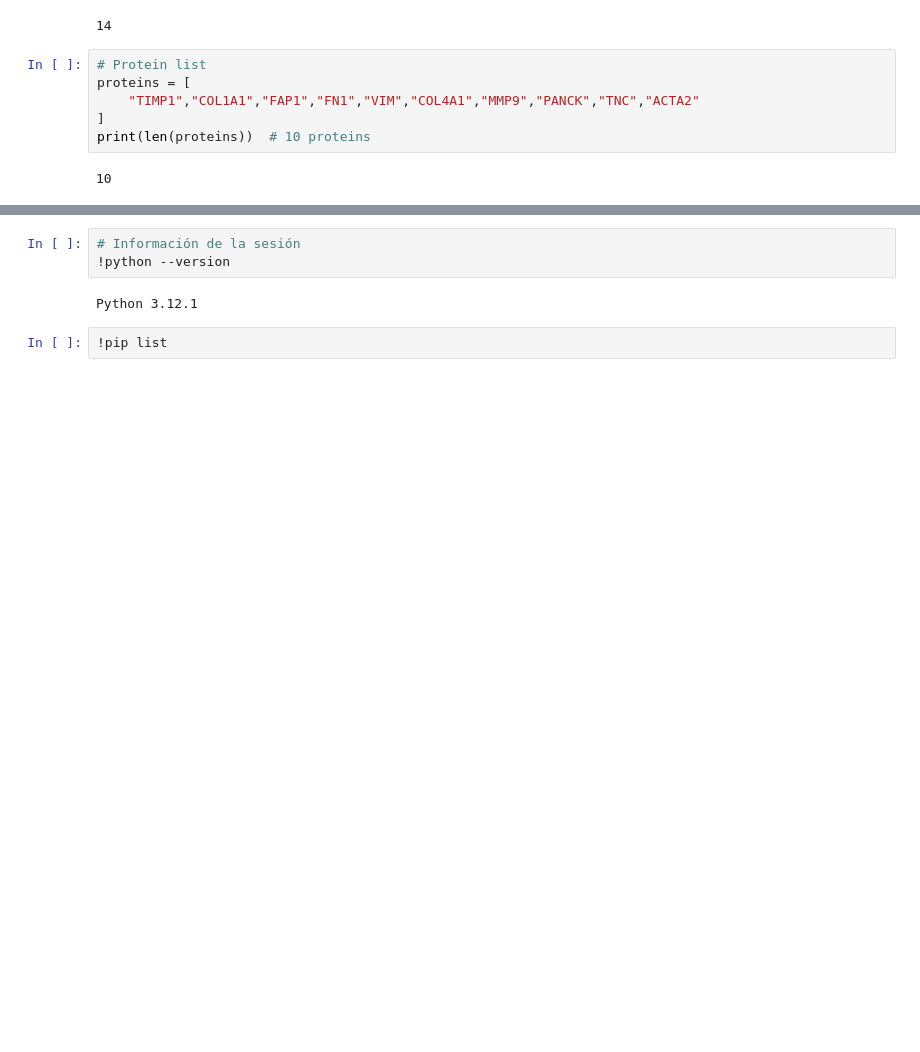
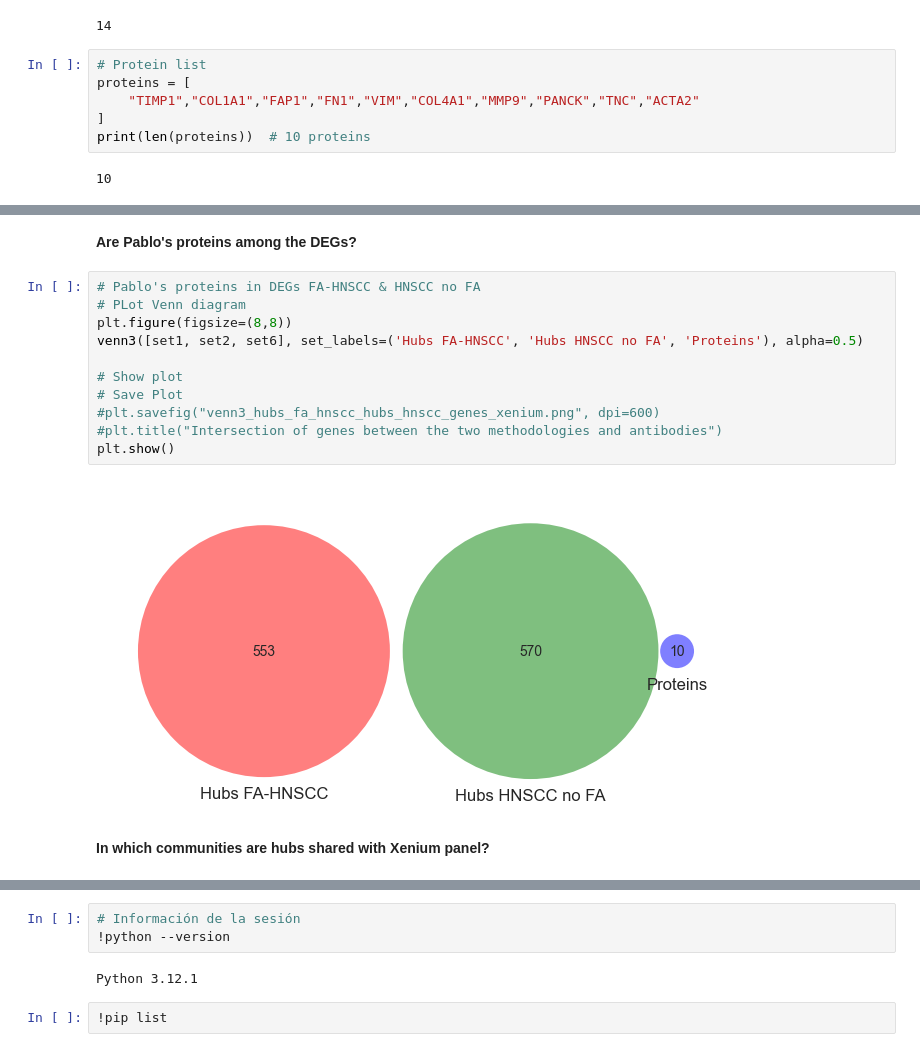
Before and after one commit to Marval96/Transcriptomics_INP, a Jupyter notebook: spatial_fa/network_analysis/intersection_hubs.ipynb, the cells around one changed output, grey strips where cells are left out. Drawn from its saved outputs; the diff is of its cells as text; blank space fills up the shorter version.

```diff
--- a/spatial_fa/network_analysis/intersection_hubs.ipynb
+++ b/spatial_fa/network_analysis/intersection_hubs.ipynb
@@ -139,0 +251,17 @@ Session Info:
+# %% [markdown]
+**Are Pablo's proteins among the DEGs?**
+# %%
+# Pablo's proteins in DEGs FA-HNSCC & HNSCC no FA
+# PLot Venn diagram
+plt.figure(figsize=(8,8))
+venn3([set1, set2, set6], set_labels=('Hubs FA-HNSCC', 'Hubs HNSCC no FA', 'Proteins'), alpha=0.5)
+
+# Show plot
+# Save Plot
+#plt.savefig("venn3_hubs_fa_hnscc_hubs_hnscc_genes_xenium.png", dpi=600)
+#plt.title("Intersection of genes between the two methodologies and antibodies")
+plt.show()
+# %% [output]
+[figure, added]
+# %% [markdown]
+**In which communities are hubs shared with Xenium panel?**
```
Also changed, not shown: parts of 23 cells of this notebook.
